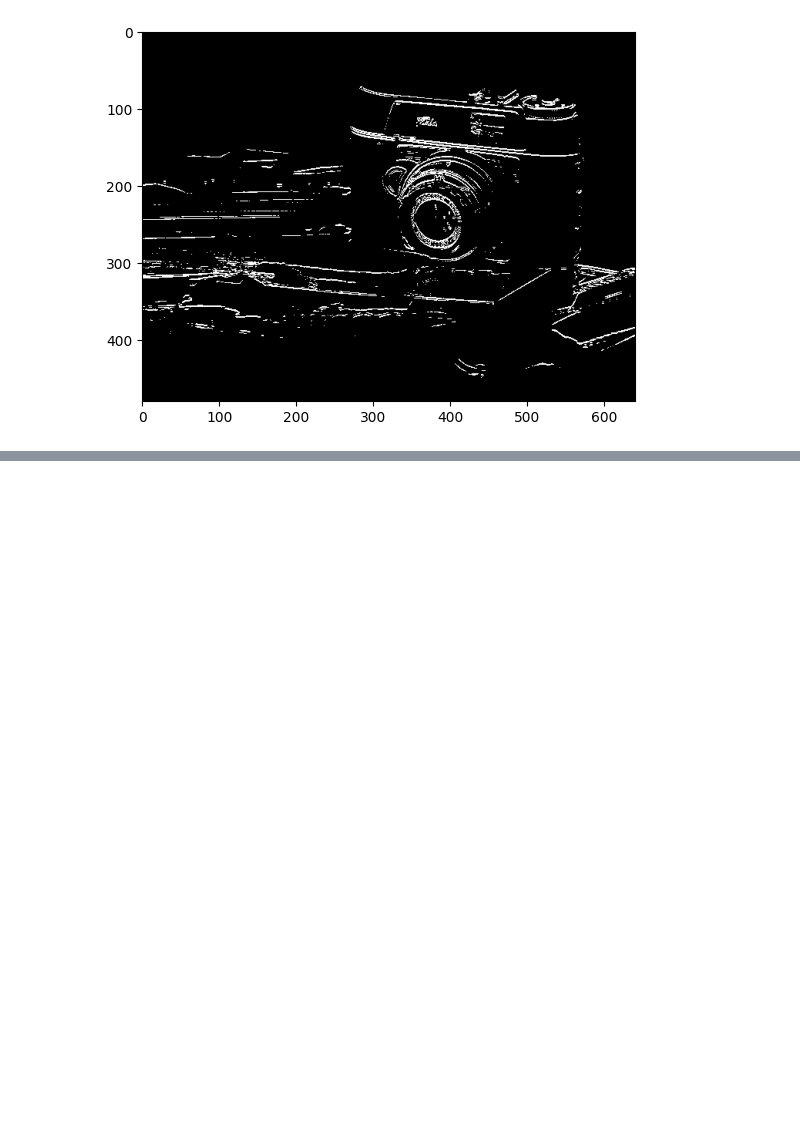
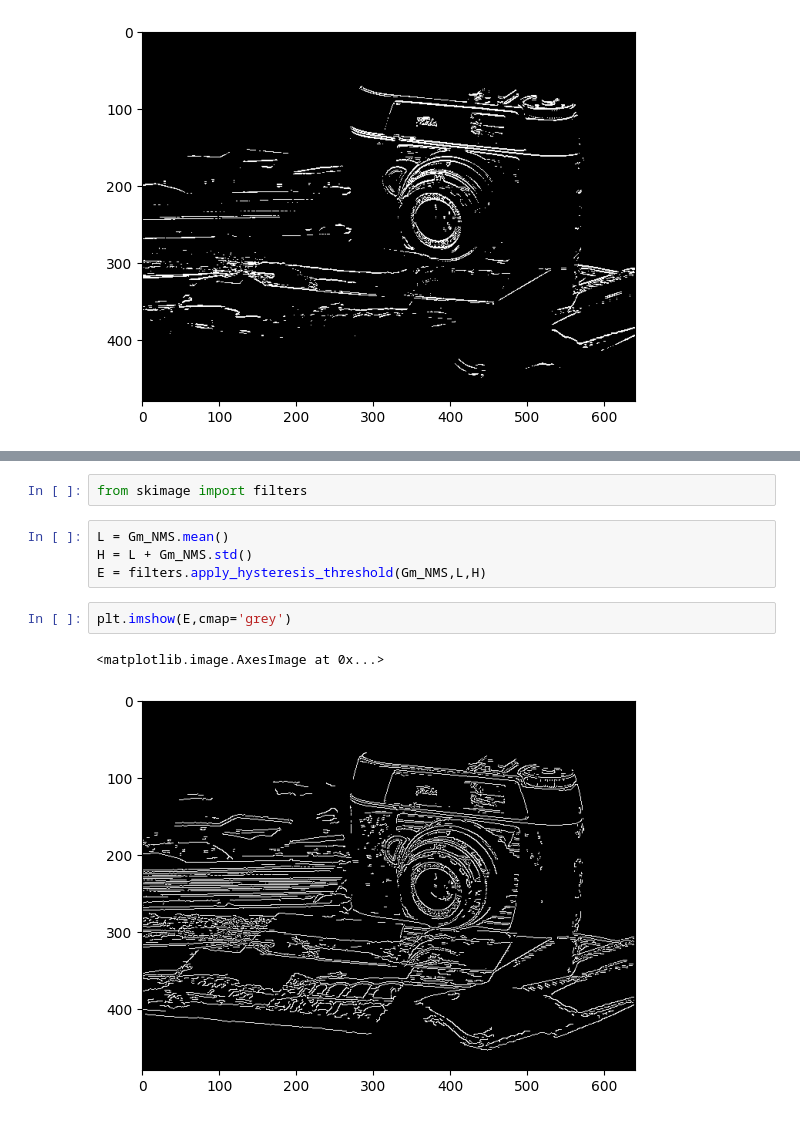
Before and after one commit to m-ramuk-nura/Computer-Vision, a Jupyter notebook: Canny Edge Detector/Untitled.ipynb, the cells around one changed output, grey strips where cells are left out. Drawn from its saved outputs; the diff is of its cells as text; blank space fills up the shorter version.

```diff
--- a/Canny Edge Detector/Untitled.ipynb
+++ b/Canny Edge Detector/Untitled.ipynb
@@ -165,0 +249,11 @@ plt.imshow(Gm>40,cmap='grey')
+# %%
+from skimage import filters
+# %%
+L = Gm_NMS.mean()
+H = L + Gm_NMS.std()
+E = filters.apply_hysteresis_threshold(Gm_NMS,L,H)
+# %%
+plt.imshow(E,cmap='grey')
+# %% [output]
+<matplotlib.image.AxesImage at 0x...>
+[figure, added]
```
Also changed, not shown: parts of 8 cells of this notebook, 8 other files.
